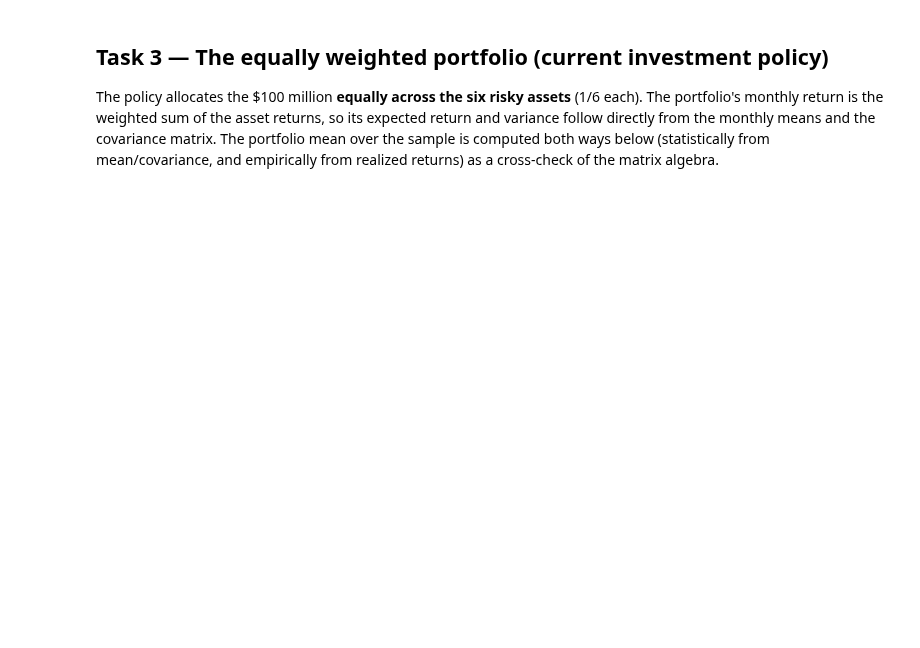
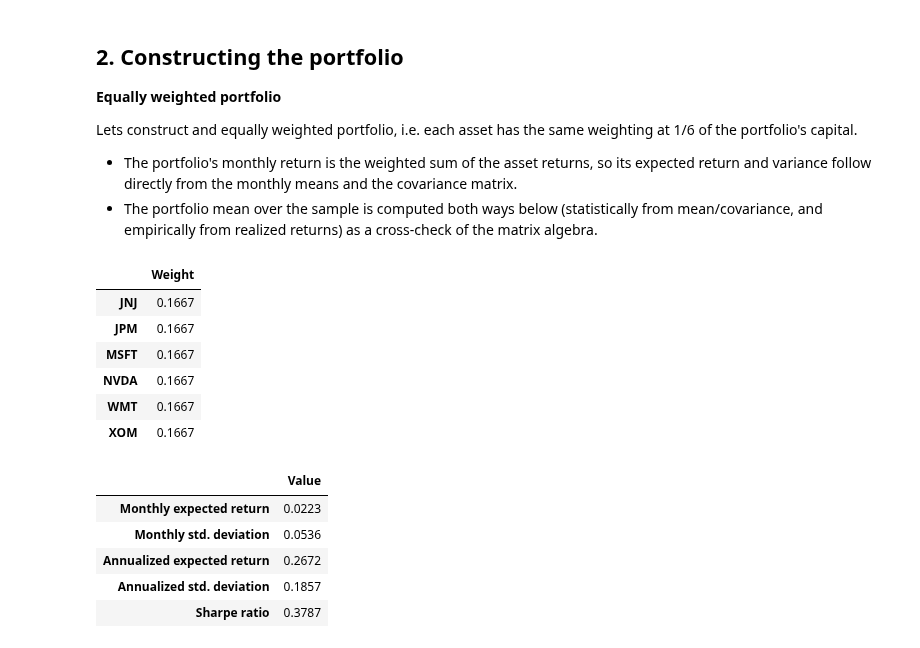
Before and after one commit to RyanDyson/portfolio-optimisation, a Jupyter notebook: solution.ipynb, the cells around one changed output. Drawn from its saved outputs; the diff is of its cells as text; code cells hidden in the pictures; blank space fills up the shorter version.

```diff
--- a/solution.ipynb
+++ b/solution.ipynb
@@ -94,40 +124,55 @@ asset_stats.round(4)
 # %% [markdown]
-## Task 3 — The equally weighted portfolio (current investment policy)
+## 2. Constructing the portfolio
 
-The policy allocates the $100 million **equally across the six risky assets** (1/6 each). The portfolio's monthly return is the weighted sum of the asset returns, so its expected return and variance follow directly from the monthly means and the covariance matrix. The portfolio mean over the sample is computed both ways below (statistically from mean/covariance, and empirically from realized returns) as a cross-check of the matrix algebra.
+**Equally weighted portfolio**
+
+Lets construct and equally weighted portfolio, i.e. each asset has the same weighting at 1/6 of the portfolio's capital.
+- The portfolio's monthly return is the weighted sum of the asset returns, so its expected return and variance follow directly from the monthly means and the covariance matrix.
+- The portfolio mean over the sample is computed both ways below (statistically from mean/covariance, and empirically from realized returns) as a cross-check of the matrix algebra.
 # %%
 mu_monthly = R.mean().to_numpy()
 cov_monthly = R.cov().to_numpy()
 rf_mean_monthly = float(rf.mean())
 
 def portfolio_return(w):
   return float(np.dot(w, mu_monthly))
 
 def portfolio_variance(w):
   w = np.asarray(w)
   return float(w @ cov_monthly @ w)
 
 def portfolio_std(w):
   return np.sqrt(portfolio_variance(w))
 
 def portfolio_stats(w, label=""):
-  """Expected return, standard deviation and Sharpe ratio (monthly and annualized)."""
   ret_m, sd_m = portfolio_return(w), portfolio_std(w)
   stats = {
     "Monthly expected return": ret_m,
     "Monthly std. deviation": sd_m,
     "Annualized expected return": ret_m * MONTHS_PER_YEAR,
     "Annualized std. deviation": sd_m * np.sqrt(MONTHS_PER_YEAR),
     "Sharpe ratio": (ret_m - rf_mean_monthly) / sd_m,
   }
   return pd.Series(stats, name=label)
 
 w_ew = np.repeat(1 / n, n)
 ew_weights = pd.Series(w_ew, index=tickers, name="Weight")
 ew_stats = portfolio_stats(w_ew, label="Equal-weighted portfolio")
 
-print("Equal-weight portfolio weights (% of the $100m fund):")
 display(ew_weights.round(4).to_frame("Weight"))
-print("Equal-weight portfolio statistics:")
 display(ew_stats.round(4).to_frame("Value"))
+# %% [output]
+|  | Weight |
+| JNJ | 0.1667 |
+| JPM | 0.1667 |
+| MSFT | 0.1667 |
+| NVDA | 0.1667 |
+| WMT | 0.1667 |
+| XOM | 0.1667 |
+|  | Value |
+| Monthly expected return | 0.0223 |
+| Monthly std. deviation | 0.0536 |
+| Annualized expected return | 0.2672 |
+| Annualized std. deviation | 0.1857 |
+| Sharpe ratio | 0.3787 |
 # %% [markdown]
```
Also changed, not shown: parts of 19 cells of this notebook, 5 other files.
